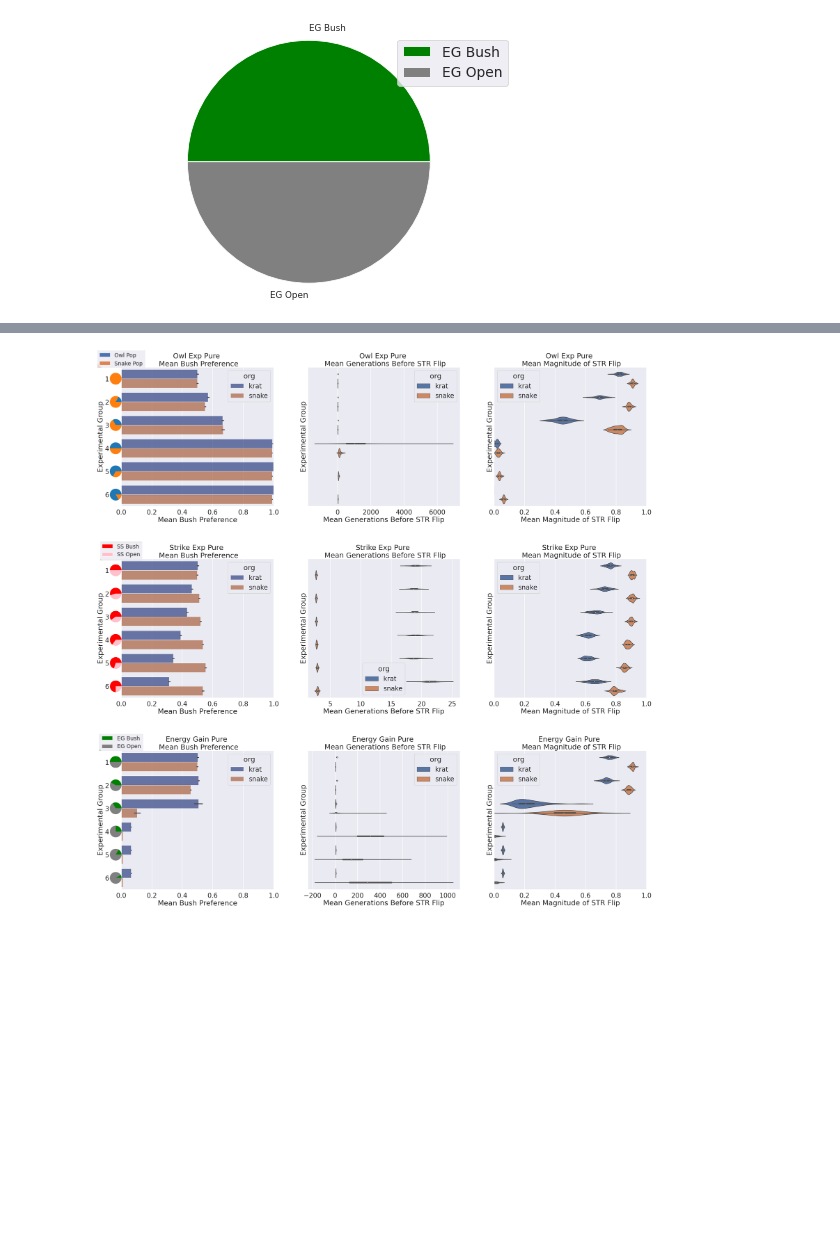
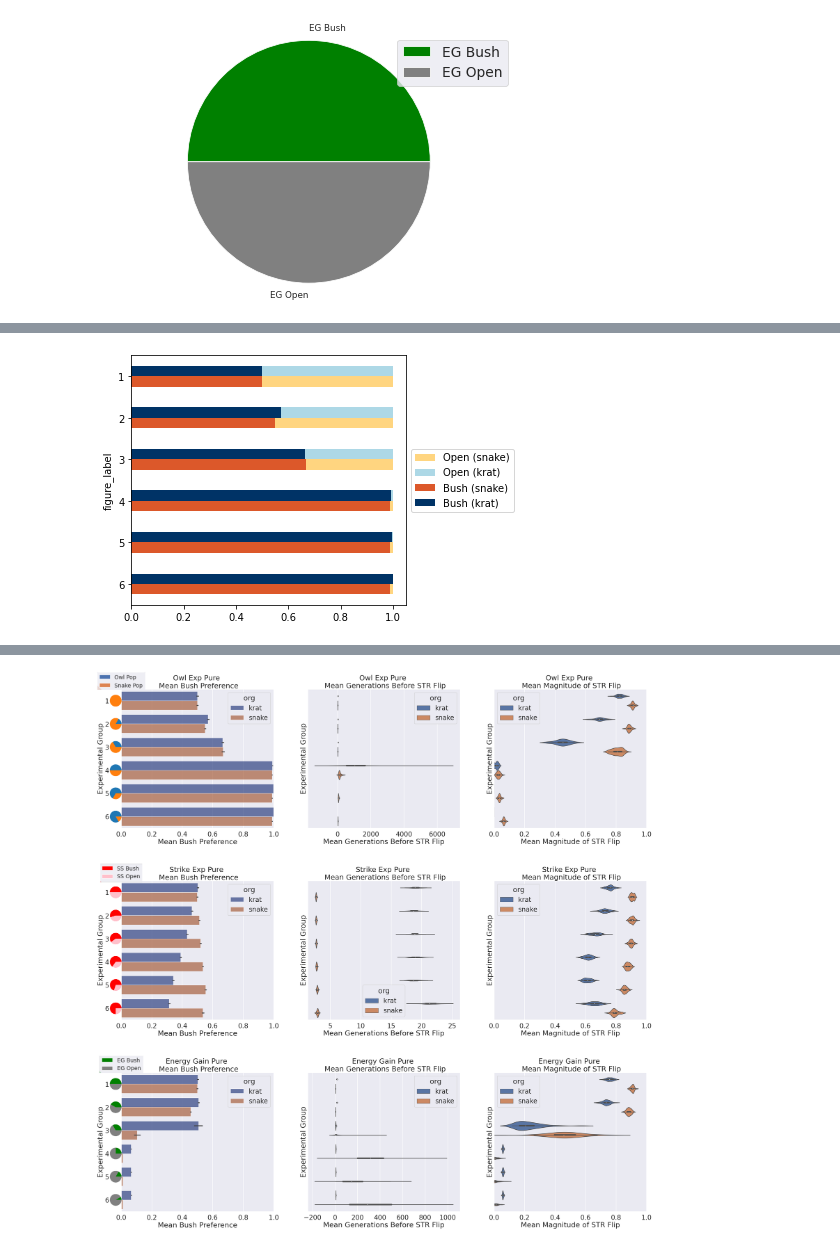
Before and after one commit to michaelremington2/uumarrty_post_sim_analysis, a Jupyter notebook: Figures_and_stats.ipynb, the cells around one changed output, grey strips where cells are left out. Drawn from its saved outputs; the diff is of its cells as text; code cells hidden in the pictures; blank space fills up the shorter version.

```diff
--- a/Figures_and_stats.ipynb
+++ b/Figures_and_stats.ipynb
@@ -92,10 +110,10 @@ bp_df.head()
 # %%
-exps = result['exp_name'].unique()
-for i in exps:
-    temp = temp_data(df=result,filter_val=i)
-    ax = sns.catplot(
-    data=temp, kind="bar",
-    x="exp", y="mean_bush_pref", hue="org",
-    ci=95, palette="dark", alpha=.6, height=6
-    )
-    ax#.set_title(i)
+# exps = result['exp_name'].unique()
+# for i in exps:
+#     temp = temp_data(df=result,filter_val=i)
+#     ax = sns.catplot(
+#     data=temp, kind="bar",
+#     x="exp", y="mean_bush_pref", hue="org",
+#     ci=95, palette="dark", alpha=.6, height=6
+#     )
+#     ax#.set_title(i)
@@ -269,0 +269,37 @@ for i, title in enumerate(exps):
+# %%
+bp_df = result[result['exp_name']=='owl_exp_pure'].groupby(['figure_label','org']).agg(
+    # Get max of the duration column for each group
+    Bush=pd.NamedAgg(column='mean_bush_pref', aggfunc='mean'),
+#     exp_std_bp=pd.NamedAgg(column='mean_bush_pref', aggfunc='std'),
+#     exp_se_bp=pd.NamedAgg(column='mean_bush_pref', aggfunc='sem')
+    )
+#bp_df = bp_df.reset_index()
+open_preference = [1-x for x in list(bp_df['Bush'])]
+bp_df['Open']= open_preference
+bp_df = bp_df.unstack(level=-1)
+bp_df=bp_df.iloc[::-1]
+bp_df = bp_df[bp_df.columns[::-1]]
+#bp_df_owl = bp_df[bp_df['exp_name']=='owl_exp_pure']
+#bp_df.head()
+# bp_df.head()
+colors = [
+         '#ADD8E6', #light blue
+         '#FFD580', #light Orange
+         '#003366', #Dark Blue
+         '#DC582A', # Dark Orange
+
+         ]
+fig, ax = plt.subplots()
+
+(bp_df['Bush']+bp_df['Open']).plot(kind='barh', color=[colors[1], colors[0]], rot=0, ax=ax)
+(bp_df['Bush']).plot(kind='barh', color=[colors[3], colors[2]], rot=0, ax=ax)
+#df0['Val3'].plot(kind='bar', color=[colors[5], colors[4]], rot=0, ax=ax)
+
+#legend_labels = ['Open (Krat)','Open (Snake)','Bush (Krat)','Bush (Snake)']
+legend_labels = [f'{val} ({context})' for val, context in bp_df.columns]
+ax.legend(legend_labels,loc='center left', bbox_to_anchor=(1, 0.5))
+
+plt.tight_layout()
+plt.show()
+# %% [output]
+[figure, added]
```
Also changed, not shown: parts of 13 cells of this notebook, 3 other files.
